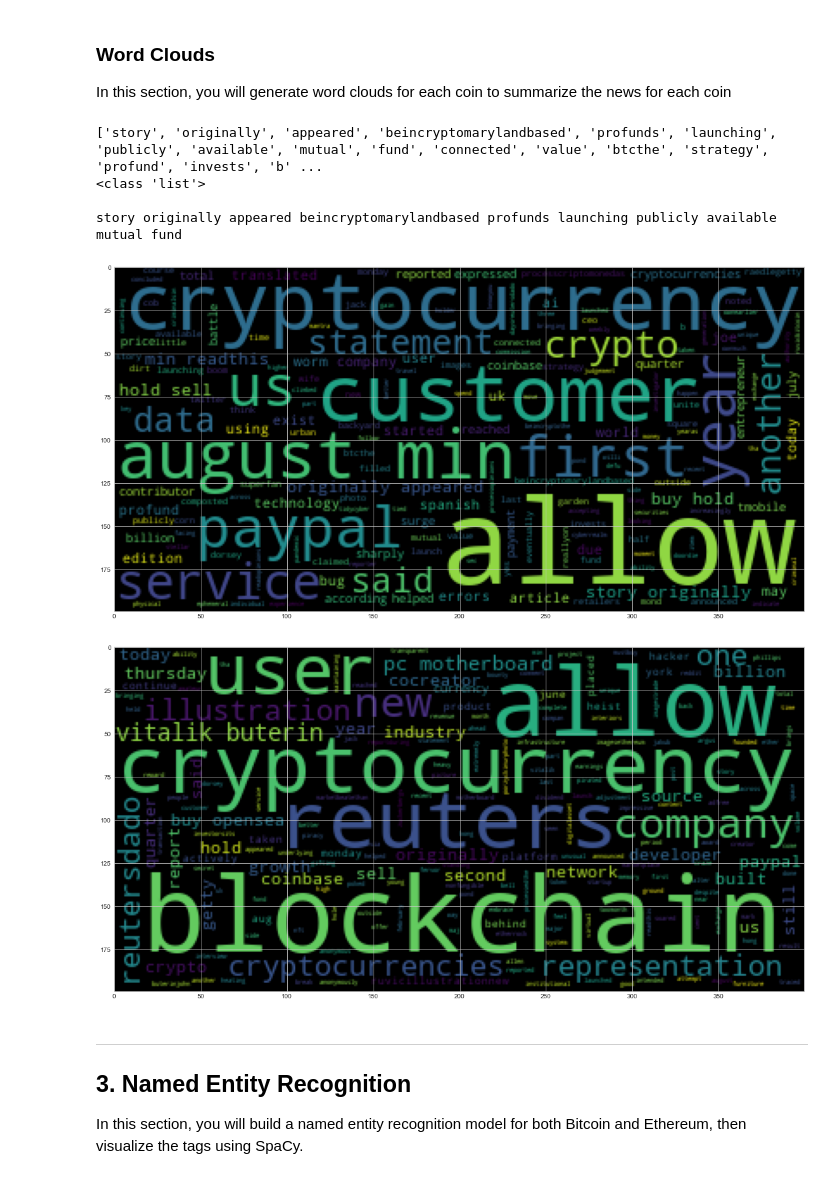
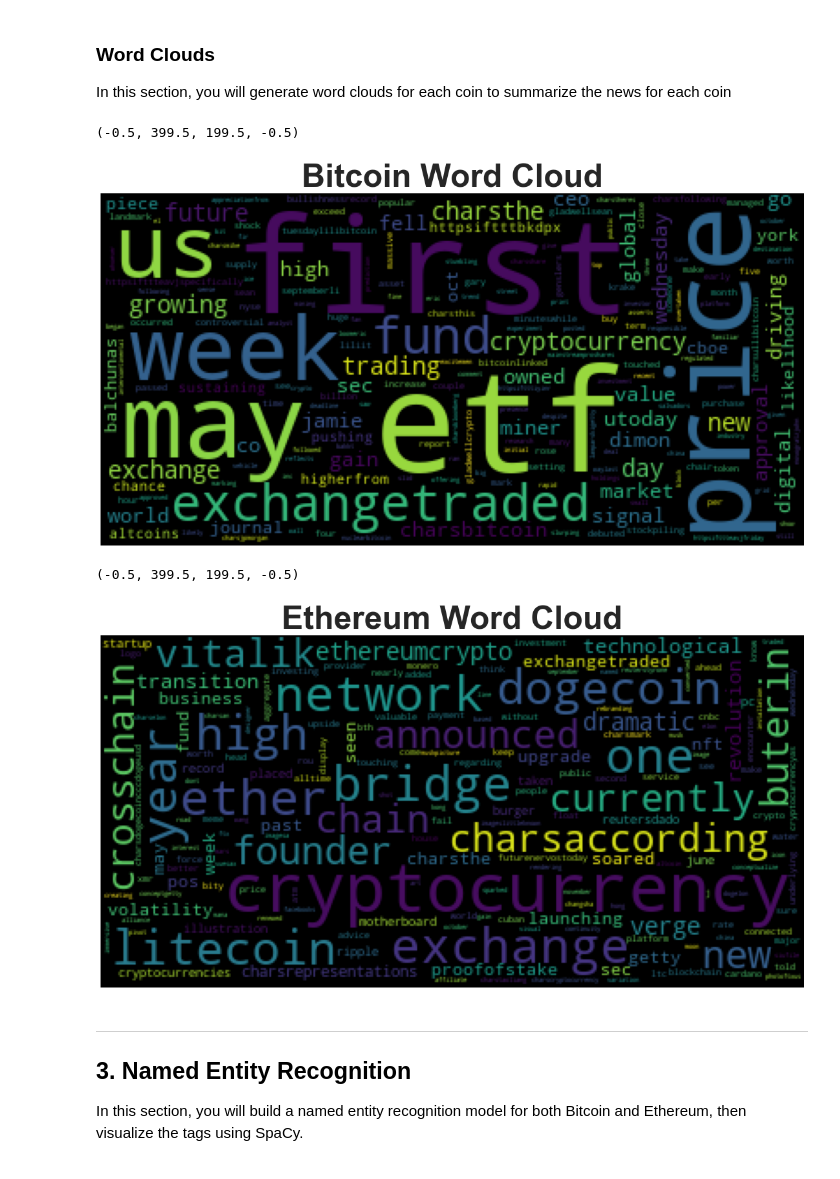
Before and after one commit to salsal3/bcs-hw12-nlp, a Jupyter notebook: Starter_Code/crypto_sentiment.ipynb, the cells around one changed output. Saved outputs shown, nothing was run; the diff lists cells and outputs as text; code cells hidden in the pictures.

```diff
--- a/Starter_Code/crypto_sentiment.ipynb
+++ b/Starter_Code/crypto_sentiment.ipynb
@@ -285,6 +273,4 @@ print(sw)
 sw_addons = {'usually','ha','ano','char','wa','bitcoin','btc','ethereum','eth','chars'}
 
 ## Combine the two sets of stopwords with union() method
-sw_expanded = sw.union(sw_addons)
-
-print(sw_expanded)
+sw = sw.union(sw_addons)
@@ -303,15 +287,9 @@ def tokenizer(text):
     words = word_tokenize(re_clean)
 
     # Lemmatize words into root words
-    ## \12-NLP\1\06-Stu_Lemmatize\Solved\lemmatize.ipynb
-    ## \12-NLP\1\05-Ins_Lemmatization\Solved\lemmatization.ipynb
     lem = [wnl.lemmatize(word) for word in words]
 
     # Convert the words to lowercase
-    # Remove the stop words
-    tokens = [word.lower() for word in lem if word.lower() not in sw_expanded]
+    tokens = [word.lower() for word in lem if word.lower() not in sw]
 
     return tokens
-
-## print() plugs in the last article retrieved when fetching all of the articles
-print(tokenizer(text))
@@ -539,42 +447,40 @@ import matplotlib.pyplot as plt
 plt.style.use('seaborn-whitegrid')
 import matplotlib as mpl
 mpl.rcParams['figure.figsize'] = [20.0, 10.0]
-# %%
-print(btc_big_string_tokenized[:20])
-print(type(btc_big_string_tokenized), '\n')
-
-## The tokenized big string returns as a list, so needed to convert to type(str) for WordCloud.
-## Will continue to explore alternative data processing methods when fetching from NewsAPI.
-## Most exercises utilize reuters, so I didn't have many rerferences to go by from the
-## activities we've done. As such, used a sample from GeeksforGeeks
-## https://www.geeksforgeeks.org/python-program-to-convert-a-list-to-string/
-
-print(' '.join([str(elem) for elem in btc_big_string_tokenized])[:100])
-# %% [output]
-['story', 'originally', 'appeared', 'beincryptomarylandbased', 'profunds', 'launching', 'publicly', 'available', 'mutual', 'fund', 'connected', 'value', 'btcthe', 'strategy', 'profund', 'invests', 'b' ...
-<class 'list'>
-
-story originally appeared beincryptomarylandbased profunds launching publicly available mutual fund
 # %%
 # Generate the Bitcoin word cloud
-def wc_btc():
-    btc_wc_string = ' '.join([str(elem) for elem in btc_big_string_tokenized])
-    btc_wc = WordCloud().generate(btc_wc_string)
-    plt.imshow(btc_wc)
+btc_corpus = ''
+for token in btc_df.text:
+    btc_corpus += token
+btc_long_string = " ".join(str(elem) for elem in tokenizer(btc_corpus))
+btc_wc = WordCloud(collocations=False).generate(btc_long_string)
 
-wc_btc()
+plt.figure()
+plt.title('Bitcoin Word Cloud', fontsize=50, fontweight='bold')
+plt.imshow(btc_wc)
+plt.axis("off")
+
+# plt.show()
 # %% [output]
+(-0.5, 399.5, 199.5, -0.5)
-[figure, old version]
+[figure, new version]
 # %%
 # Generate the Ethereum word cloud
-def wc_eth():
-    eth_wc_string = ' '.join([str(elem) for elem in eth_big_string_tokenized])
-    eth_wc = WordCloud().generate(eth_wc_string)
-    plt.imshow(eth_wc)
+eth_corpus = ''
+for token in eth_df.text:
+    eth_corpus += token
+eth_wc_string = " ".join(str(elem) for elem in tokenizer(eth_corpus))
+eth_wc = WordCloud(collocations=False).generate(eth_wc_string)
 
-wc_eth()
+plt.figure()
+plt.title('Ethereum Word Cloud', fontsize=50, fontweight='bold')
+plt.imshow(eth_wc)
+plt.axis("off")
+
+# plt.show()
 # %% [output]
+(-0.5, 399.5, 199.5, -0.5)
-[figure, old version]
+[figure, new version]
 # %% [markdown]
 ---
 ## 3. Named Entity Recognition
```
Also changed, not shown: parts of 41 cells of this notebook, 2 other files.
